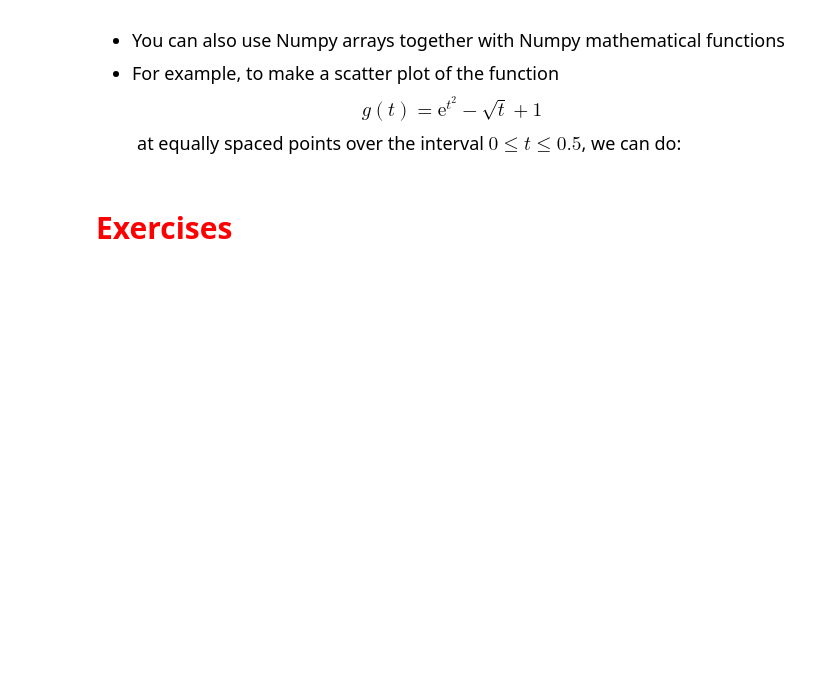
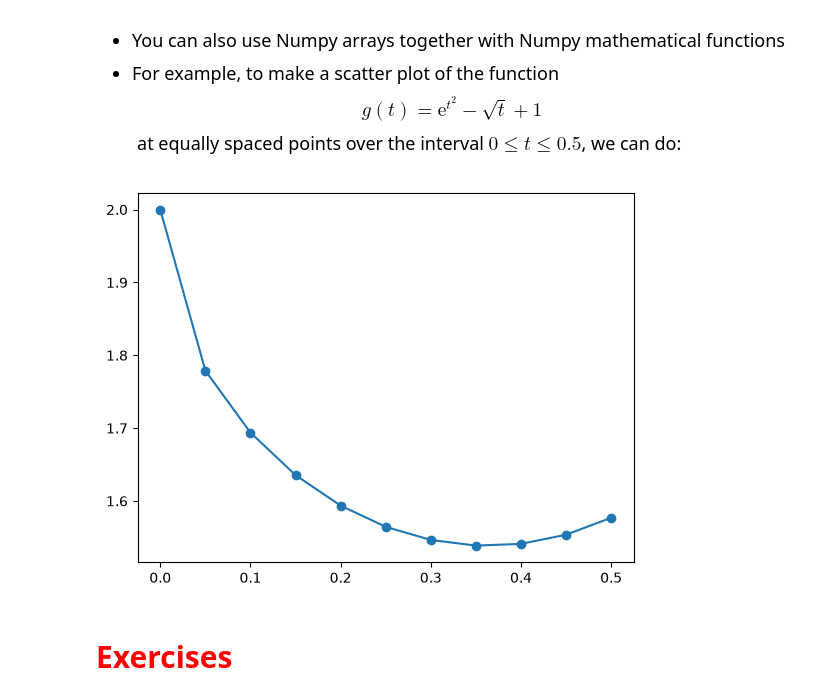
Before and after one commit to J-Kofsky/datasci185fall2026, a Jupyter notebook: Lecture_05_Libraries_and_Specialized_Functions copy/MyCopy_Lecture5.ipynb, the cells around one changed output. Saved outputs shown, nothing was run; the diff lists cells and outputs as text; code cells hidden in the pictures; blank space fills up the shorter version.

```diff
--- a/Lecture_05_Libraries_and_Specialized_Functions copy/MyCopy_Lecture5.ipynb
+++ b/Lecture_05_Libraries_and_Specialized_Functions copy/MyCopy_Lecture5.ipynb
@@ -505,13 +559,16 @@ $$ g(t) = \mathrm{e}^{t^2} - \sqrt{t} + 1$$
 # %%
 # convert list to numpy array right away
 t_vals = np.array( [0, 0.05, 0.1, 0.15, 0.2, 0.25, 0.3, 0.35, 0.4, 0.45, 0.5] )
 
 # Evaluate function and create new array
 g_of_t = np.exp(t_vals**2) - np.sqrt(t_vals) + 1
 
 # Use plt.scatter to create scatter plot
 plt.scatter(x = t_vals, y = g_of_t)
+plt.plot(t_vals, g_of_t)
 plt.show()
+# %% [output]
+[figure, added]
 # %% [markdown]
 # <span style="color:red; font-size:30px"> Exercises</span>
 # %% [markdown]
```
Also changed, not shown: parts of 19 cells of this notebook, 7 other files.
